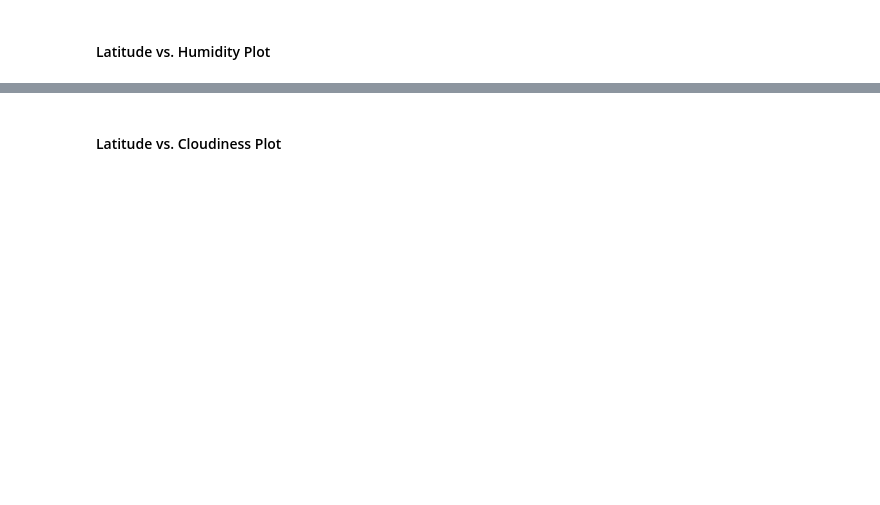
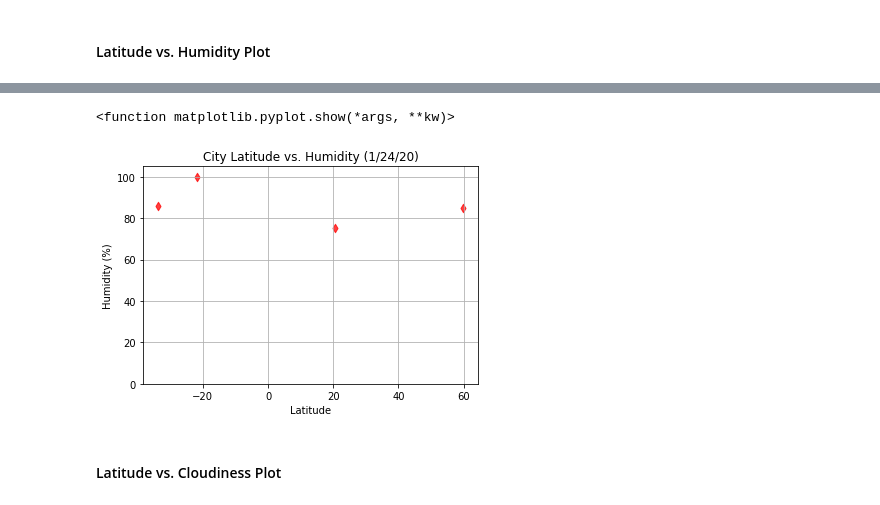
Before and after one commit to jaime030690/python_api_challenge, a Jupyter notebook: starter_code/WeatherPy.ipynb, the cells around one changed output, grey strips where cells are left out. Drawn from its saved outputs; the diff is of its cells as text; code cells hidden in the pictures; blank space fills up the shorter version.

```diff
--- a/starter_code/WeatherPy.ipynb
+++ b/starter_code/WeatherPy.ipynb
@@ -158,2 +151,16 @@ dtype: int64
+# %%
+x_axis = weather_df['Lat']
+y_axis = weather_df['Humidity']
+
+plt.scatter(x_axis, y_axis, marker = 'd', alpha = 0.75, c='r')
+plt.xlabel('Latitude')
+plt.ylabel('Humidity (%)')
+plt.ylim(0, weather_df['Humidity'].max()+5)
+plt.title('City Latitude vs. Humidity (1/24/20)')
+plt.grid()
+plt.show
+# %% [output]
+<function matplotlib.pyplot.show(*args, **kw)>
+[figure, added]
 # %% [markdown]
 #### Latitude vs. Cloudiness Plot
```
Also changed, not shown: parts of 12 cells of this notebook, 1 other file.
